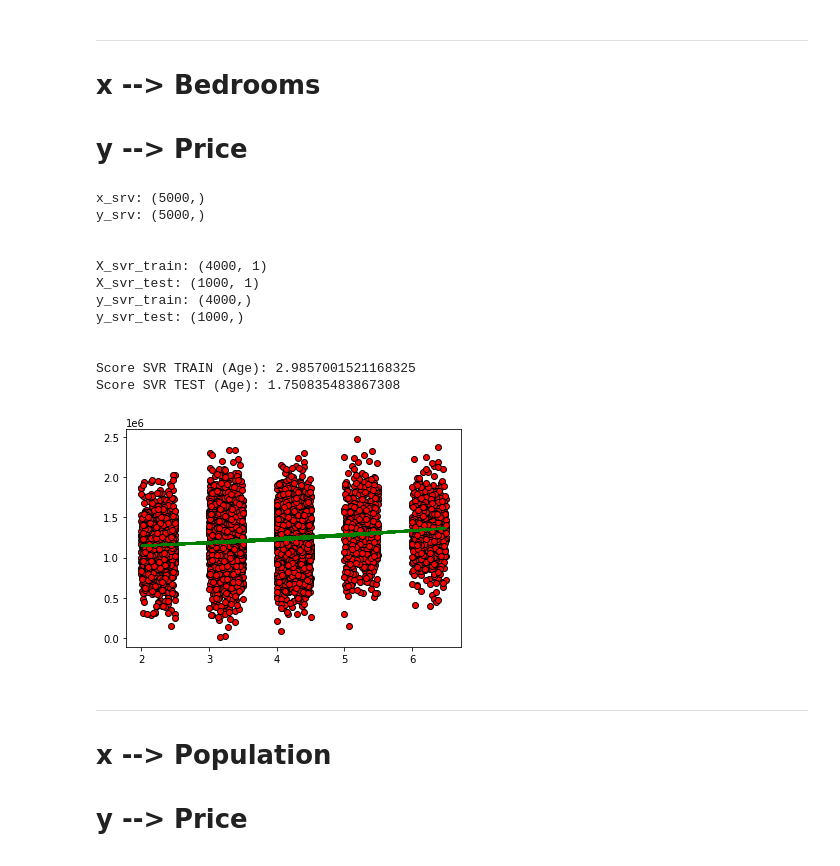
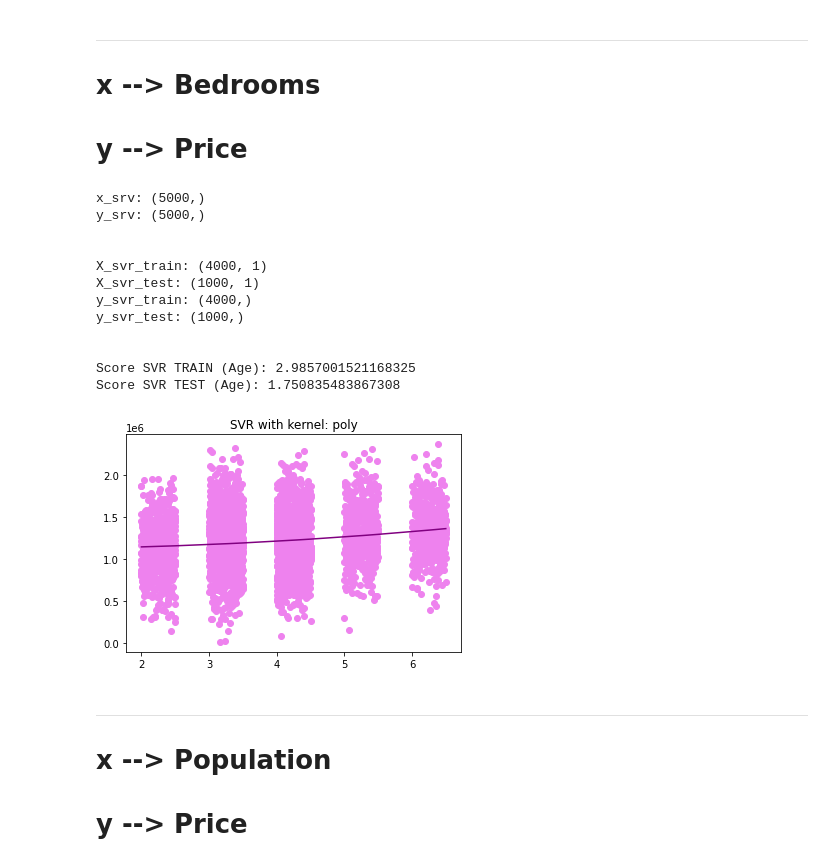
Before and after one commit to leo90rc/Leonardo.DataScience, a Jupyter notebook: week9_ML_svm_poly_norm/day3_cicd_encoding_metrics_knn_svm_nlr/svm/exercises/2.houses_svr_svm.ipynb, the cells around one changed output. Cells and saved outputs as stored; diff of their text form; code cells hidden in the pictures.

```diff
--- a/week9_ML_svm_poly_norm/day3_cicd_encoding_metrics_knn_svm_nlr/svm/exercises/2.houses_svr_svm.ipynb
+++ b/week9_ML_svm_poly_norm/day3_cicd_encoding_metrics_knn_svm_nlr/svm/exercises/2.houses_svr_svm.ipynb
@@ -199,36 +186,47 @@ model_SVR = svm.SVR(kernel='poly', degree=2, C=100)
 seed = 42
 x_svr_train, x_svr_test, y_svr_train, y_svr_test = model_selection.train_test_split(x_svr, y_svr, test_size=0.2, random_state=seed)
 
 x_svr_train = np.array(x_svr_train).reshape(-1, 1)
 x_svr_test = np.array(x_svr_test).reshape(-1, 1)
 
 print('X_svr_train:', x_svr_train.shape)
 print('X_svr_test:', x_svr_test.shape)
 print('y_svr_train:', y_svr_train.shape)
 print('y_svr_test:', y_svr_test.shape)
 
 model_SVR.fit(x_svr_train, y_svr_train)
 print('\n')
 print('Score SVR TRAIN (Age):', model_SVR.score(x_svr_train, y_svr_train) * 100)
 print('Score SVR TEST (Age):', model_SVR.score(x_svr_test, y_svr_test) * 100)
 
+# CÓDICO DE CLARAAAAAAAAAAAAAAAAAAAAAAAAAAAAAAAAAAAAAAAAAAAAAAAAAA !!!!!!!!!!!!!!!!!!!!!!!!!!!!!!!!!!!!!!!!!!!!!!!!!!! (abajo)
+
 prediccion = model_SVR.predict(x_svr_test)
-plt.scatter(x_svr, y_svr, color= 'red', edgecolors= 'black');
-plt.plot(x_svr_test, prediccion, color= 'green');
+#plt.scatter(x_svr, y_svr, color= 'red', edgecolors= 'black');
+#plt.plot(x_svr_test, prediccion, color= 'green');
+X_train_to_show, y_train_to_show = zip(*sorted(zip(x_svr_train, y_svr_train)))
+plt.scatter(X_train_to_show, y_train_to_show, color='violet')
+X_train_to_show, y_pred = zip(*sorted(zip(x_svr_train, model_SVR.predict(x_svr_train))))
+plt.plot(X_train_to_show, y_pred, color='purple')
+plt.title("SVR with kernel: " + str('poly'))
+plt.show()
+
+
+# CÓDICO DE CLARAAAAAAAAAAAAAAAAAAAAAAAAAAAAAAAAAAAAAAAAAAAAAAAAAA !!!!!!!!!!!!!!!!!!!!!!!!!!!!!!!!!!!!!!!!!!!!!!!!!!! (arriba)
 # %% [output]
 x_srv: (5000,)
 y_srv: (5000,)
 
 
 X_svr_train: (4000, 1)
 X_svr_test: (1000, 1)
 y_svr_train: (4000,)
 y_svr_test: (1000,)
 
 
 Score SVR TRAIN (Age): 2.9857001521168325
 Score SVR TEST (Age): 1.750835483867308
-[figure, old version]
+[figure, new version]
 # %% [markdown]
 ---
 
```
Also changed, not shown: parts of 26 cells of this notebook, 18 other files.
